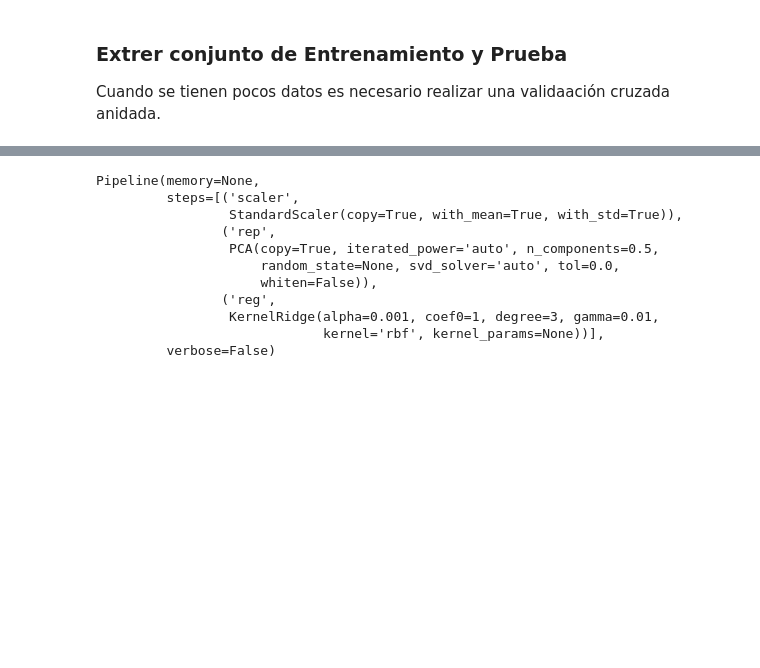
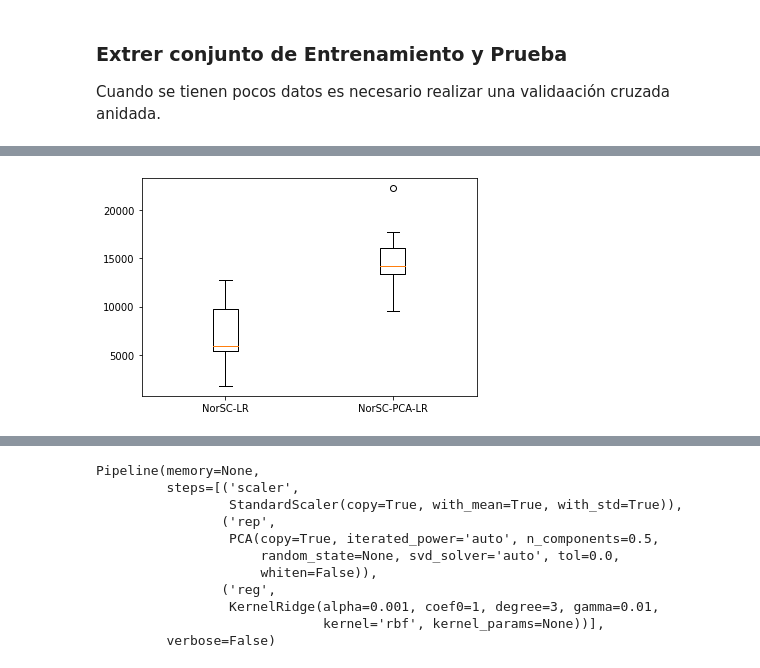
Before and after one commit to sefrancogo/Analitica-de-Datos, a Jupyter notebook: Covid_Paises.ipynb, the cells around one changed output, grey strips where cells are left out. Saved outputs shown, nothing was run; the diff lists cells and outputs as text; code cells hidden in the pictures; blank space fills up the shorter version.

```diff
--- a/Covid_Paises.ipynb
+++ b/Covid_Paises.ipynb
@@ -174,0 +185,22 @@ def V_Cruzada_Anidada(X_data,Y_data,steps,parameters):
+# %%
+X_train, X_test, y_train, y_test = train_test_split(X,y,test_size=0.3)
+
+steps = [
+         [('scaler', StandardScaler()),           #estandarizar cada atributo columna de xtrain centrada en 0 y var = 1
+          ('reg',  LinearRegression())],
+         [('scaler', StandardScaler()),
+          ('rep', PCA()),
+          ('reg',  LinearRegression())]
+          ]
+
+parameters = [
+                {
+                 },
+                {
+                 'rep__n_components':[0.5,0.75,0.9]
+                 }
+               ]
+
+label_model_LR = ['NorSC-LR','NorSC-PCA-LR']
+
+B_Model_LR, B_Hiperpara_LR, MAE_LR = V_Cruzada_Anidada(X,y,steps,parameters)
@@ -174,0 +303,6 @@ def V_Cruzada_Anidada(X_data,Y_data,steps,parameters):
+# %%
+plt.boxplot(MAE_LR)
+plt.xticks(ticks=np.arange(len(steps))+1,labels=label_model_LR)
+plt.show()
+# %% [output]
+[figure, added]
```
Also changed, not shown: parts of 44 cells of this notebook.
